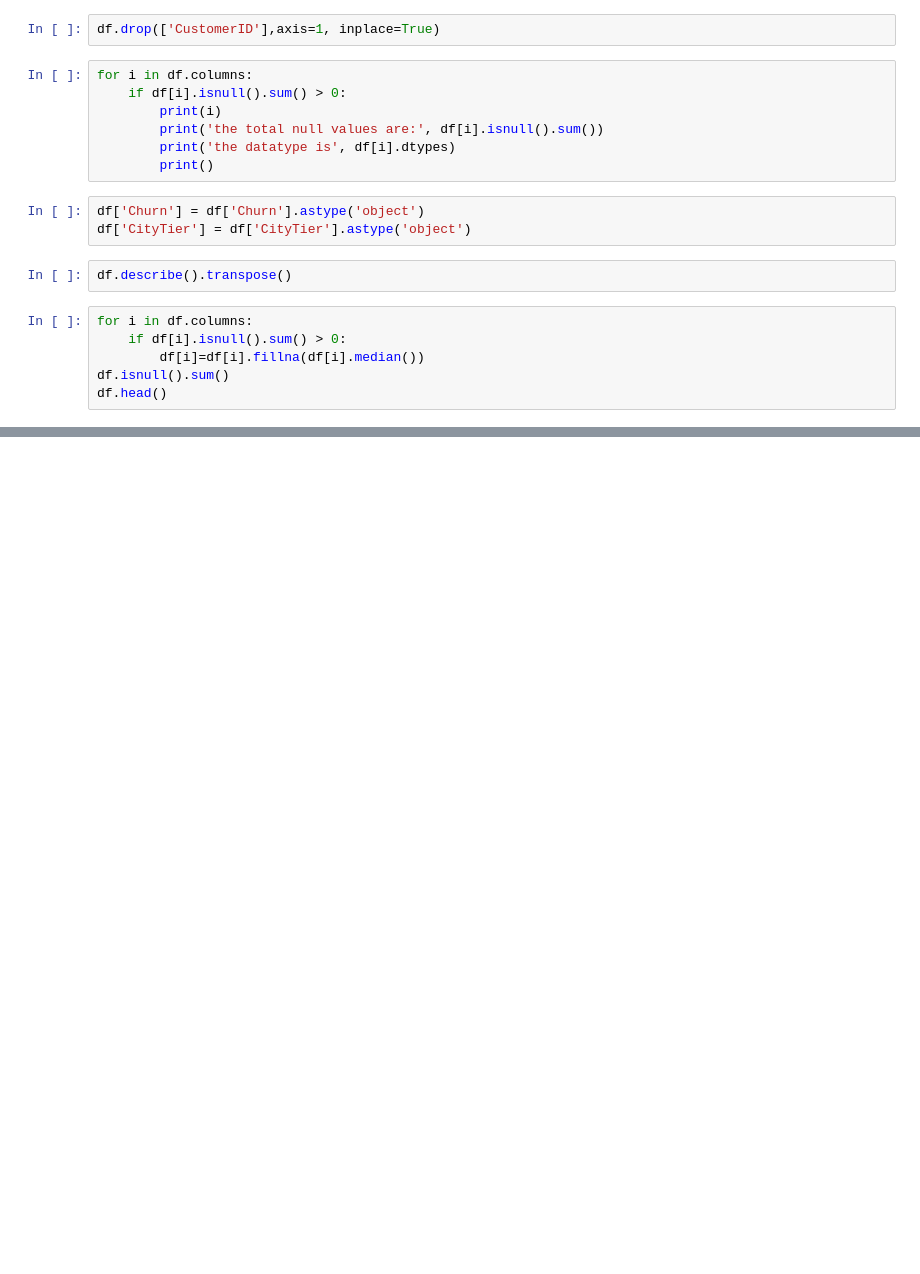
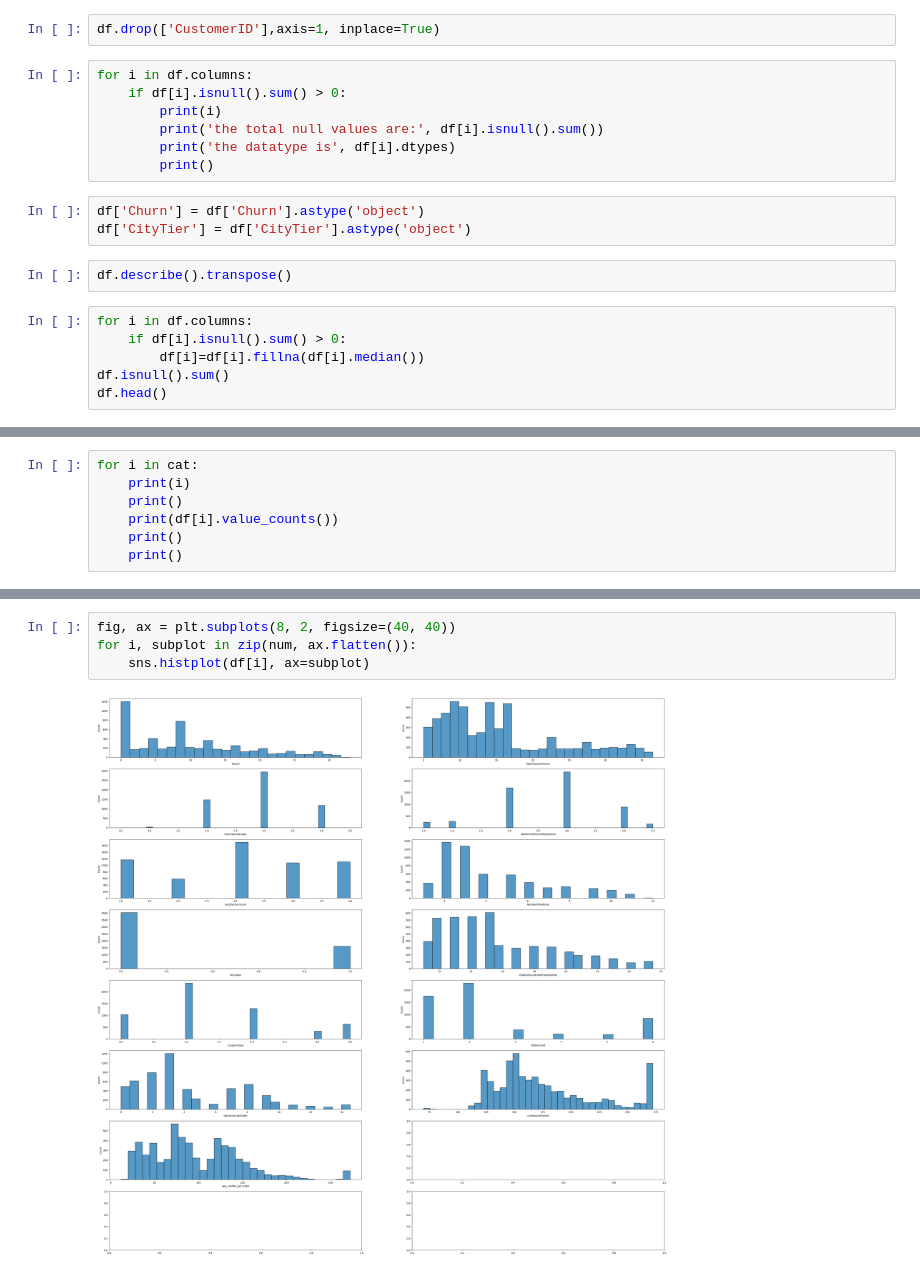
Before and after one commit to piyushgarg878/Customer_Churn, a Jupyter notebook: model1.ipynb, the cells around one changed output, grey strips where cells are left out. Drawn from its saved outputs; the diff is of its cells as text; blank space fills up the shorter version.

```diff
--- a/model1.ipynb
+++ b/model1.ipynb
@@ -53,0 +120,7 @@ df.head()
+# %%
+for i in cat:
+    print(i)
+    print()
+    print(df[i].value_counts())
+    print()
+    print()
@@ -53,0 +147,6 @@ df.head()
+# %%
+fig, ax = plt.subplots(8, 2, figsize=(40, 40))
+for i, subplot in zip(num, ax.flatten()):
+    sns.histplot(df[i], ax=subplot)
+# %% [output]
+[figure, added]
```
Also changed, not shown: parts of 15 cells of this notebook.
